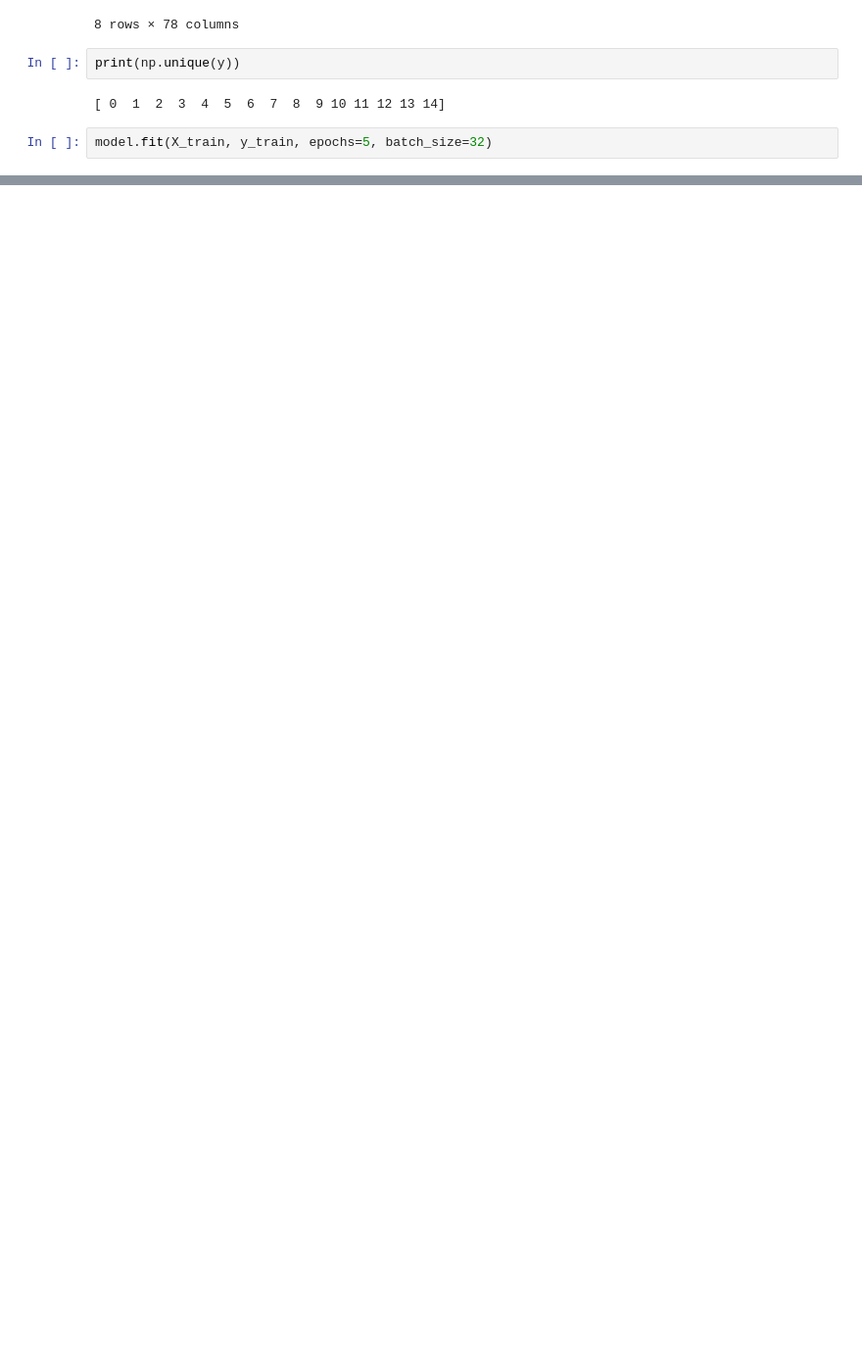
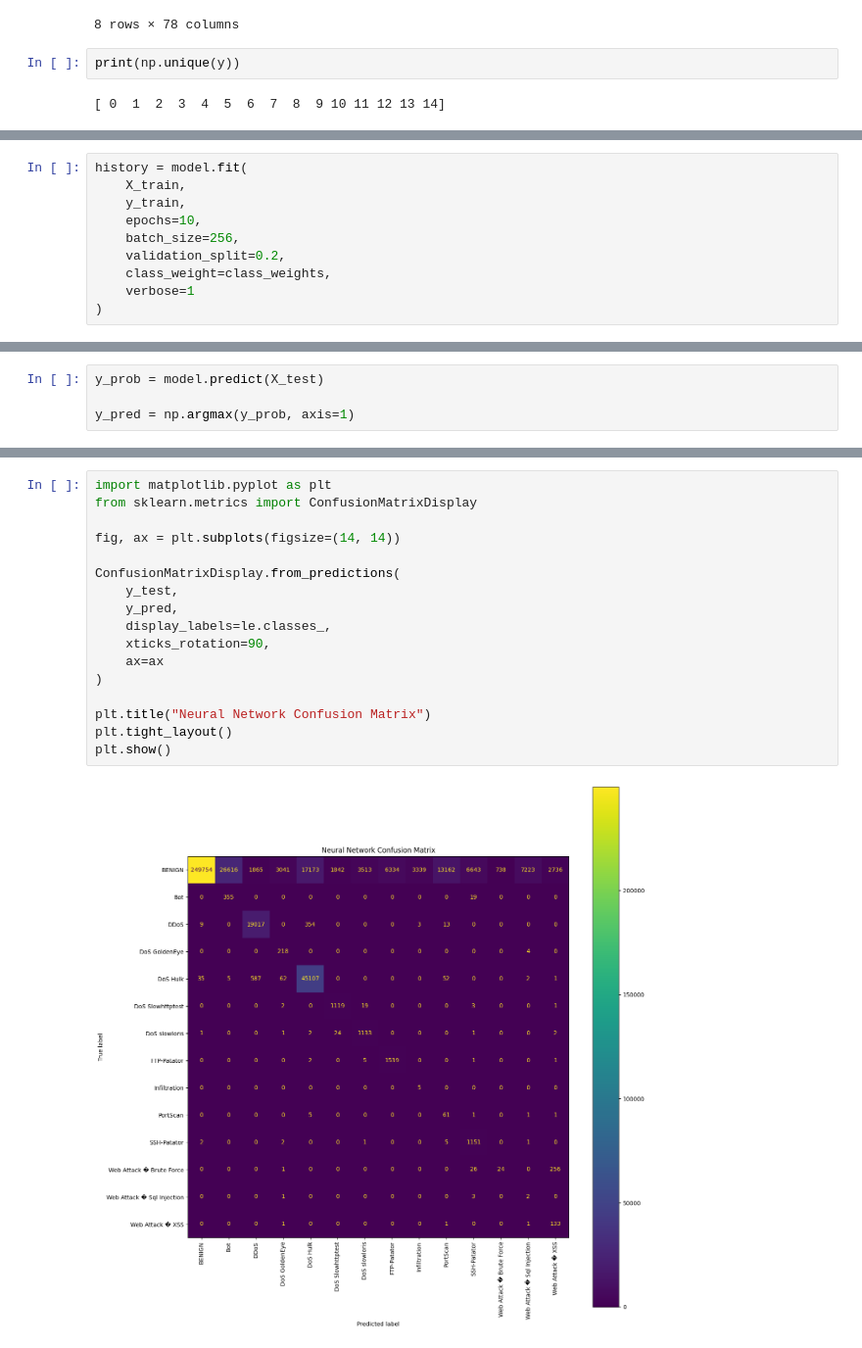
Before and after one commit to amriteshamr/AI-Threat-Detection, a Jupyter notebook: main_nn.ipynb, the cells around one changed output, grey strips where cells are left out. Shown at 98% size. Drawn from its saved outputs; the diff is of its cells as text; blank space fills up the shorter version.

```diff
--- a/main_nn.ipynb
+++ b/main_nn.ipynb
@@ -111,5 +239,3 @@ pd.DataFrame(X_train).describe()
 print(np.unique(y))
 # %% [output]
 [ 0  1  2  3  4  5  6  7  8  9 10 11 12 13 14]
-# %%
-model.fit(X_train, y_train, epochs=5, batch_size=32)
@@ -127,0 +242,10 @@ Epoch 5/5
+# %%
+history = model.fit(
+    X_train,
+    y_train,
+    epochs=10,
+    batch_size=256,
+    validation_split=0.2,
+    class_weight=class_weights,
+    verbose=1
+)
@@ -135,0 +281,4 @@ Test Accuracy: 0.984336256980896
+# %%
+y_prob = model.predict(X_test)
+
+y_pred = np.argmax(y_prob, axis=1)
@@ -135,0 +325,19 @@ Test Accuracy: 0.984336256980896
+# %%
+import matplotlib.pyplot as plt
+from sklearn.metrics import ConfusionMatrixDisplay
+
+fig, ax = plt.subplots(figsize=(14, 14))
+
+ConfusionMatrixDisplay.from_predictions(
+    y_test,
+    y_pred,
+    display_labels=le.classes_,
+    xticks_rotation=90,
+    ax=ax
+)
+
+plt.title("Neural Network Confusion Matrix")
+plt.tight_layout()
+plt.show()
+# %% [output]
+[figure, added]
```
Also changed, not shown: parts of 32 cells of this notebook.
